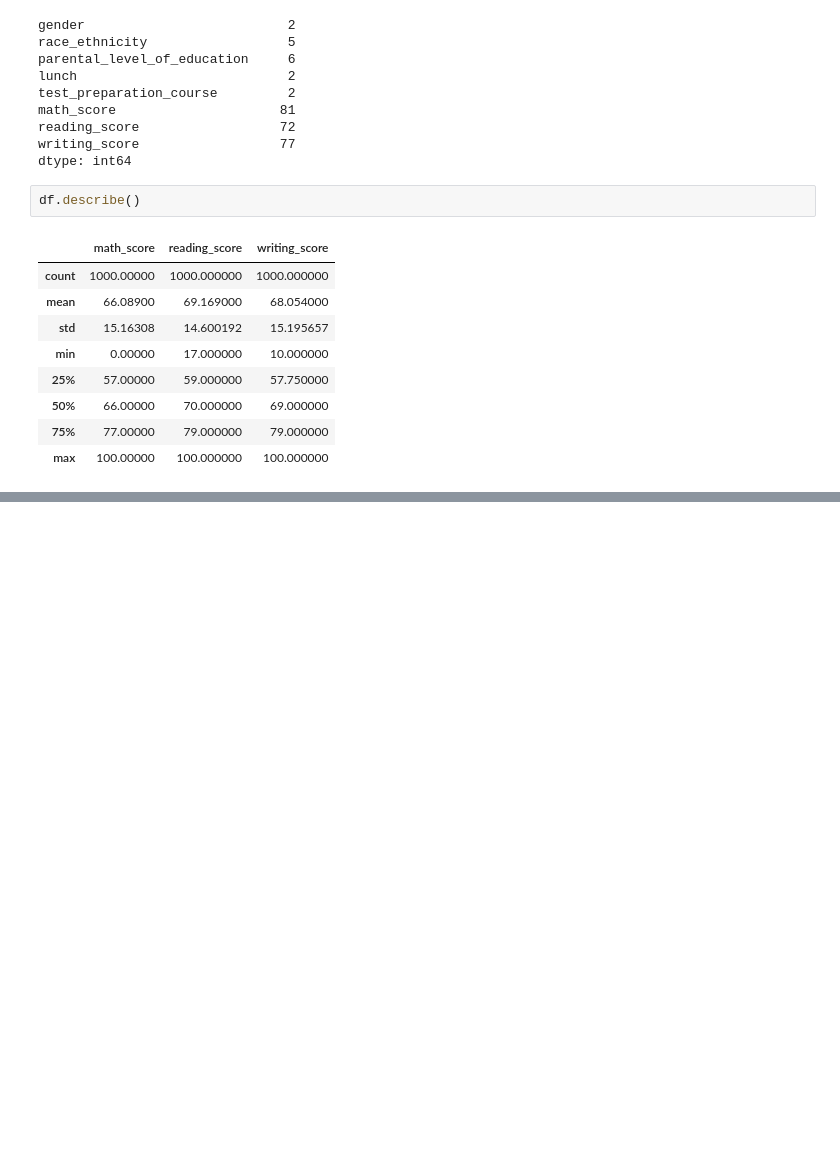
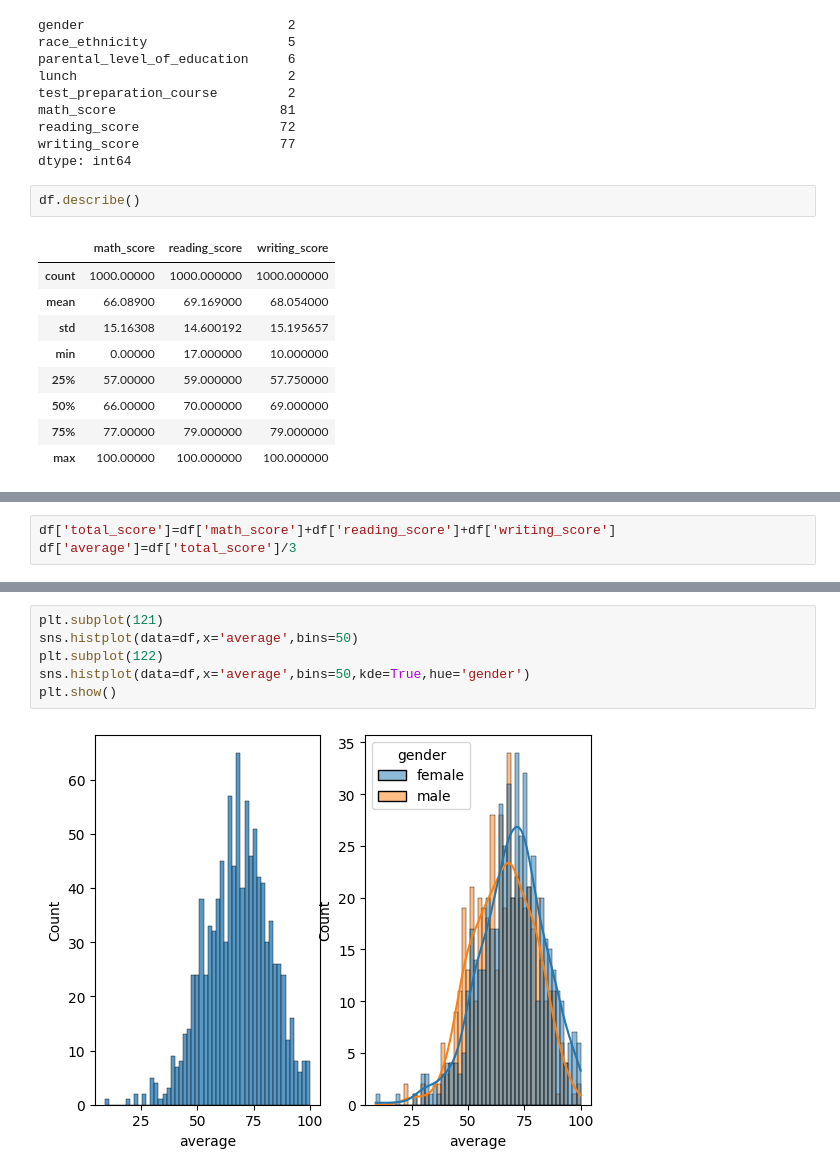
Before and after one commit to KOWSHIKKUNDAN/EndToEndML, a Jupyter notebook: notebook/EDA.ipynb, the cells around one changed output, grey strips where cells are left out. Cells and saved outputs as stored; diff of their text form; blank space fills up the shorter version.

```diff
--- a/notebook/EDA.ipynb
+++ b/notebook/EDA.ipynb
@@ -76,0 +91,3 @@ df.describe()
+# %%
+df['total_score']=df['math_score']+df['reading_score']+df['writing_score']
+df['average']=df['total_score']/3
@@ -76,0 +100,8 @@ df.describe()
+# %%
+plt.subplot(121)
+sns.histplot(data=df,x='average',bins=50)
+plt.subplot(122)
+sns.histplot(data=df,x='average',bins=50,kde=True,hue='gender')
+plt.show()
+# %% [output]
+[figure, added]
```
Also changed, not shown: parts of 3 cells of this notebook, 2 other files.
